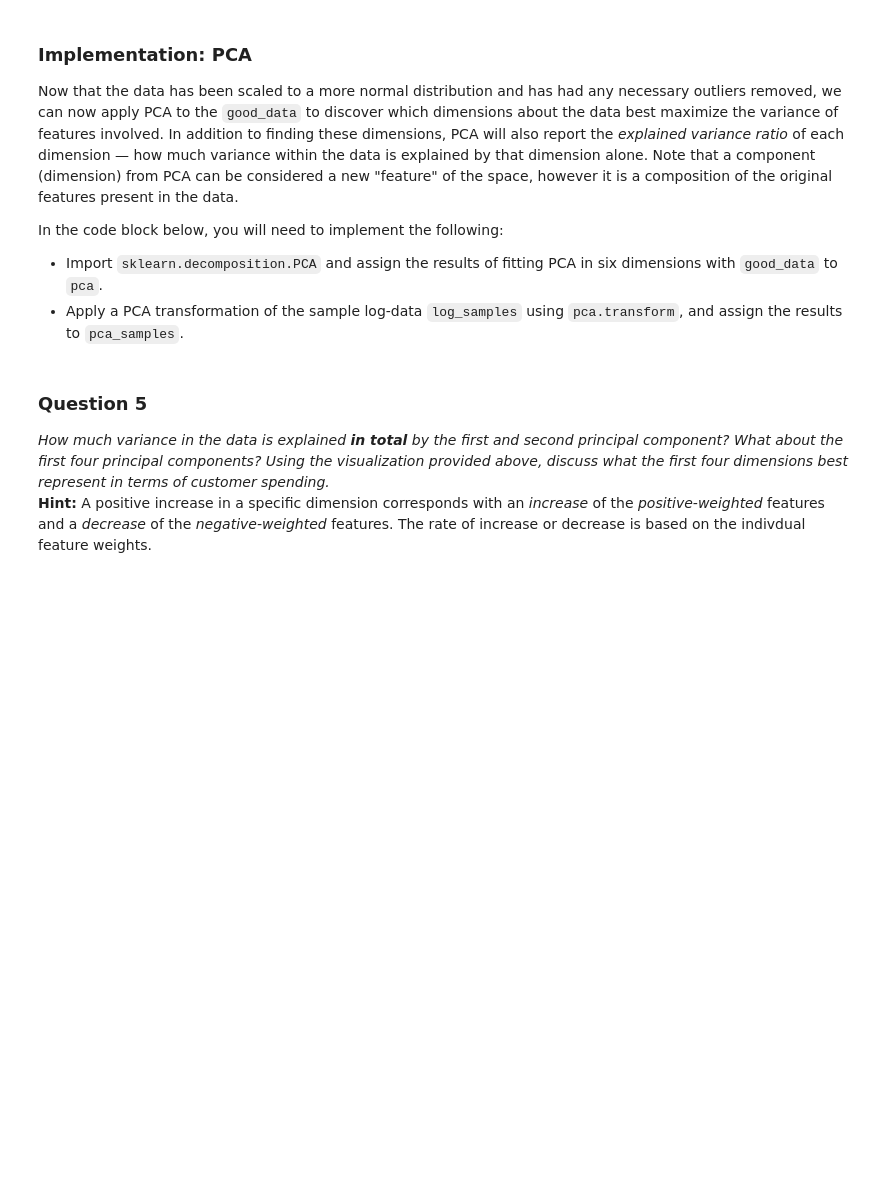
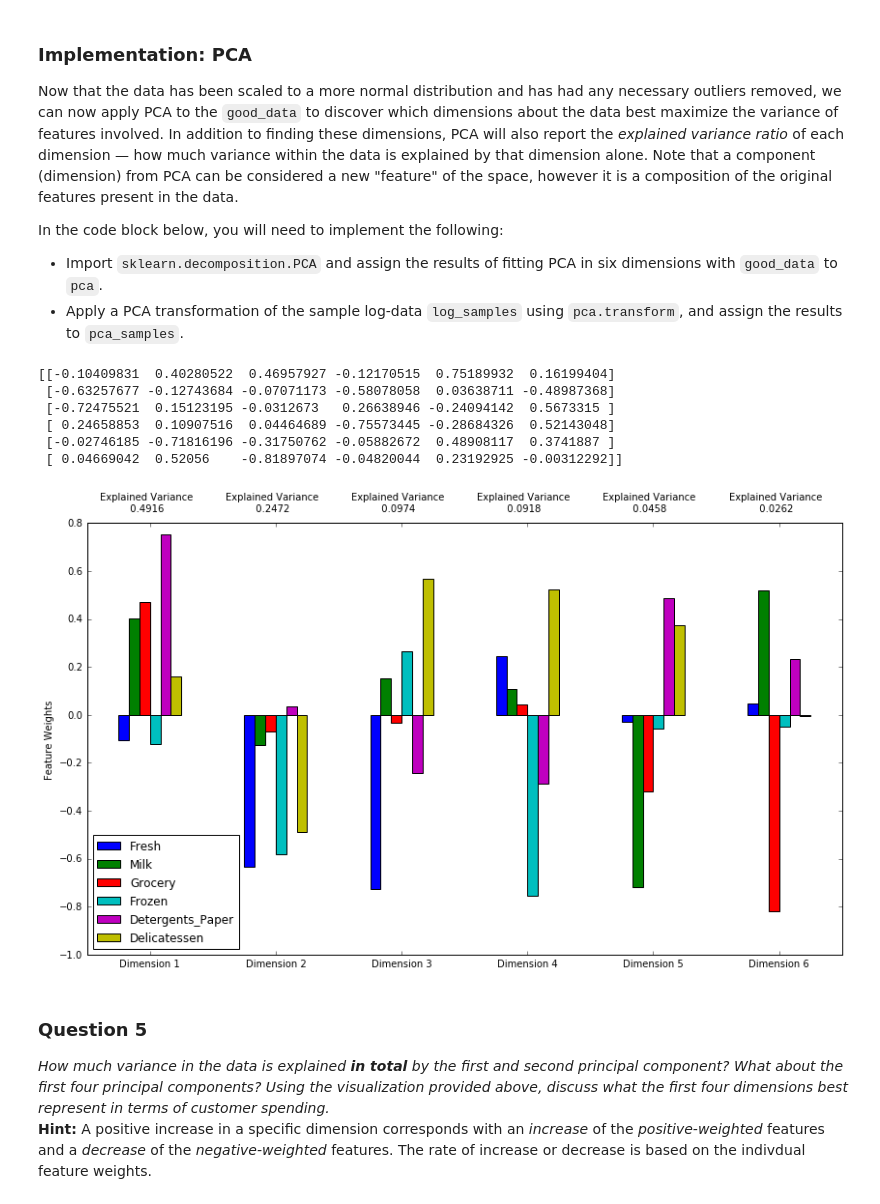
Before and after one commit to thalles753/machine-learning, a Jupyter notebook: projects/creating_customer_segments/customer_segments.ipynb, the cells around one changed output. Drawn from its saved outputs; the diff is of its cells as text; code cells hidden in the pictures; blank space fills up the shorter version.

```diff
--- a/projects/creating_customer_segments/customer_segments.ipynb
+++ b/projects/creating_customer_segments/customer_segments.ipynb
@@ -340,14 +335,27 @@ In the code block below, you will need to implement the following:
  - Import `sklearn.decomposition.PCA` and assign the results of fitting PCA in six dimensions with `good_data` to `pca`.
  - Apply a PCA transformation of the sample log-data `log_samples` using `pca.transform`, and assign the results to `pca_samples`.
 # %%
+from sklearn.decomposition import PCA
+
 # TODO: Apply PCA to the good data with the same number of dimensions as features
 pca = None
 
 # TODO: Apply a PCA transformation to the sample log-data
-pca_samples = None
+pca = PCA(n_components=6)
+pca_samples = pca.fit(good_data)
+
+print pca_samples.components_
 
 # Generate PCA results plot
 pca_results = rs.pca_results(good_data, pca)
+# %% [output]
+[[-0.10409831  0.40280522  0.46957927 -0.12170515  0.75189932  0.16199404]
+ [-0.63257677 -0.12743684 -0.07071173 -0.58078058  0.03638711 -0.48987368]
+ [-0.72475521  0.15123195 -0.0312673   0.26638946 -0.24094142  0.5673315 ]
+ [ 0.24658853  0.10907516  0.04464689 -0.75573445 -0.28684326  0.52143048]
+ [-0.02746185 -0.71816196 -0.31750762 -0.05882672  0.48908117  0.3741887 ]
+ [ 0.04669042  0.52056    -0.81897074 -0.04820044  0.23192925 -0.00312292]]
+[figure, added]
 # %% [markdown]
 ### Question 5
 *How much variance in the data is explained* ***in total*** *by the first and second principal component? What about the first four principal components? Using the visualization provided above, discuss what the first four dimensions best represent in terms of customer spending.*
```
Also changed, not shown: parts of 4 cells of this notebook.
